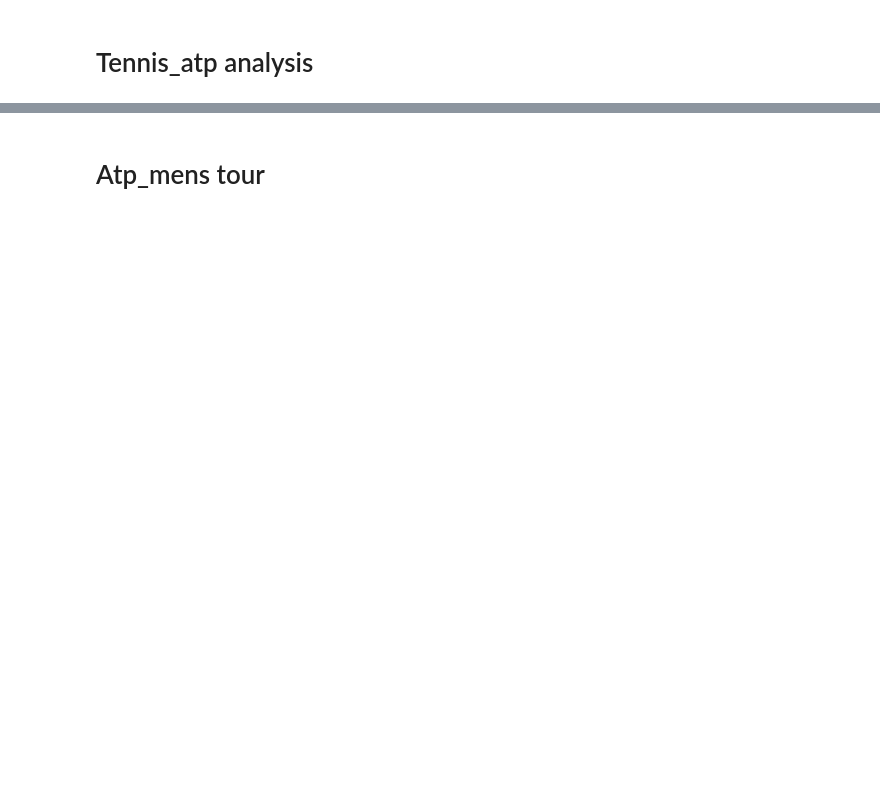
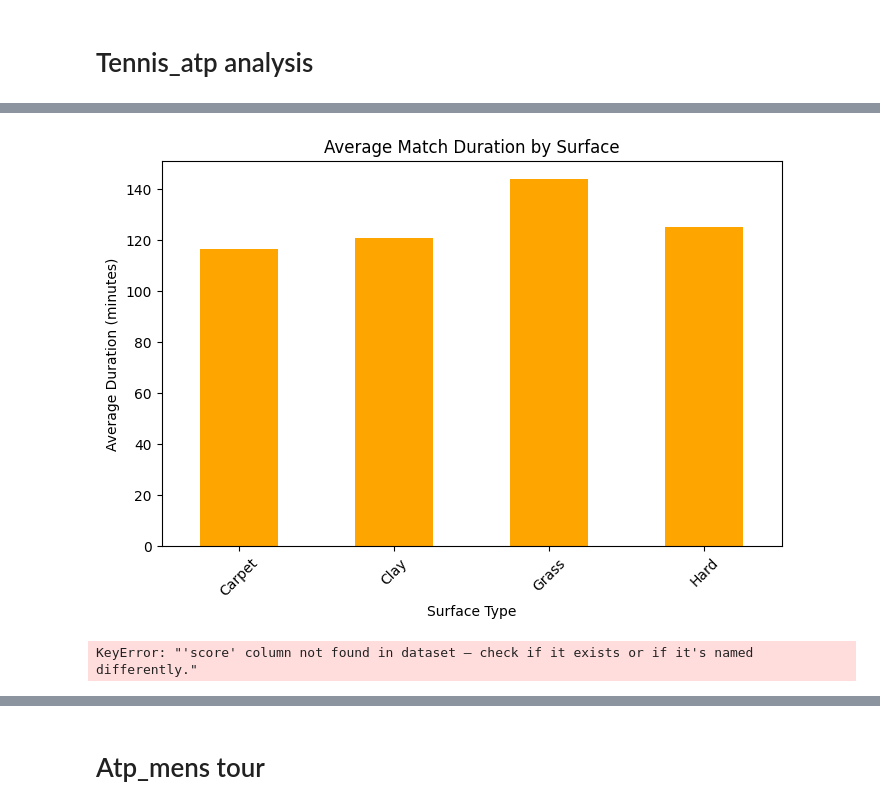
Before and after one commit to com-480-data-visualization/SmashData, a Jupyter notebook: Milestone 1/preliminaries_evo.ipynb, the cells around one changed output, grey strips where cells are left out. Drawn from its saved outputs; the diff is of its cells as text; code cells hidden in the pictures; blank space fills up the shorter version.

```diff
--- a/Milestone 1/preliminaries_evo.ipynb
+++ b/Milestone 1/preliminaries_evo.ipynb
@@ -108,30 +186,39 @@ plt.show()
 # %%
 # Compute the average match duration by surface
-avg_match_duration = merged_df.groupby("surface")["minutes"].mean()
+avg_match_duration = merged_df.groupby("Surface")["minutes"].mean()
 
 # Plot the bar chart
 plt.figure(figsize=(8, 5))
 avg_match_duration.plot(kind="bar", color="orange")
 plt.title("Average Match Duration by Surface")
 plt.xlabel("Surface Type")
 plt.ylabel("Average Duration (minutes)")
 plt.xticks(rotation=45)
 plt.show()
+# %% [output]
+[figure, added]
 # %%
-# Create a 'tiebreaks' column based on the 'score' column
-merged_df['tiebreaks'] = merged_df['score'].fillna('').apply(lambda x: x.count('7-6'))
+# Step 1: Check if 'score' column exists
+if 'score' not in merged_df.columns:
+    raise KeyError("'score' column not found in dataset — check if it exists or if it's named differently.")
 
-# Filter matches with at least one tie-break
-tie_breaks_per_year = merged_df.groupby("Year")["tiebreaks"].sum()
+# Step 2: Ensure 'score' is string, then count '7-6'
+merged_df['tiebreaks'] = merged_df['score'].fillna('').astype(str).apply(lambda x: x.count('7-6'))
 
-# Plot the line chart
+# Step 3: Group by year and sum the number of tiebreaks
+tie_breaks_per_year = merged_df.groupby('Year')['tiebreaks'].sum().sort_index()
+
+# Step 4: Plot
 plt.figure(figsize=(10, 5))
 plt.plot(tie_breaks_per_year.index, tie_breaks_per_year.values, marker="o", linestyle="-")
 plt.title("Evolution of Tie-Break Matches Over the Years")
 plt.xlabel("Year")
 plt.ylabel("Number of Tie-Breaks")
 plt.grid(True)
+plt.tight_layout()
 plt.show()
+# %% [output]
+KeyError: "'score' column not found in dataset — check if it exists or if it's named differently."
 # %%
 # Select a player
 player = "Roger Federer"
```
Also changed, not shown: parts of 15 cells of this notebook, 5 other files.
